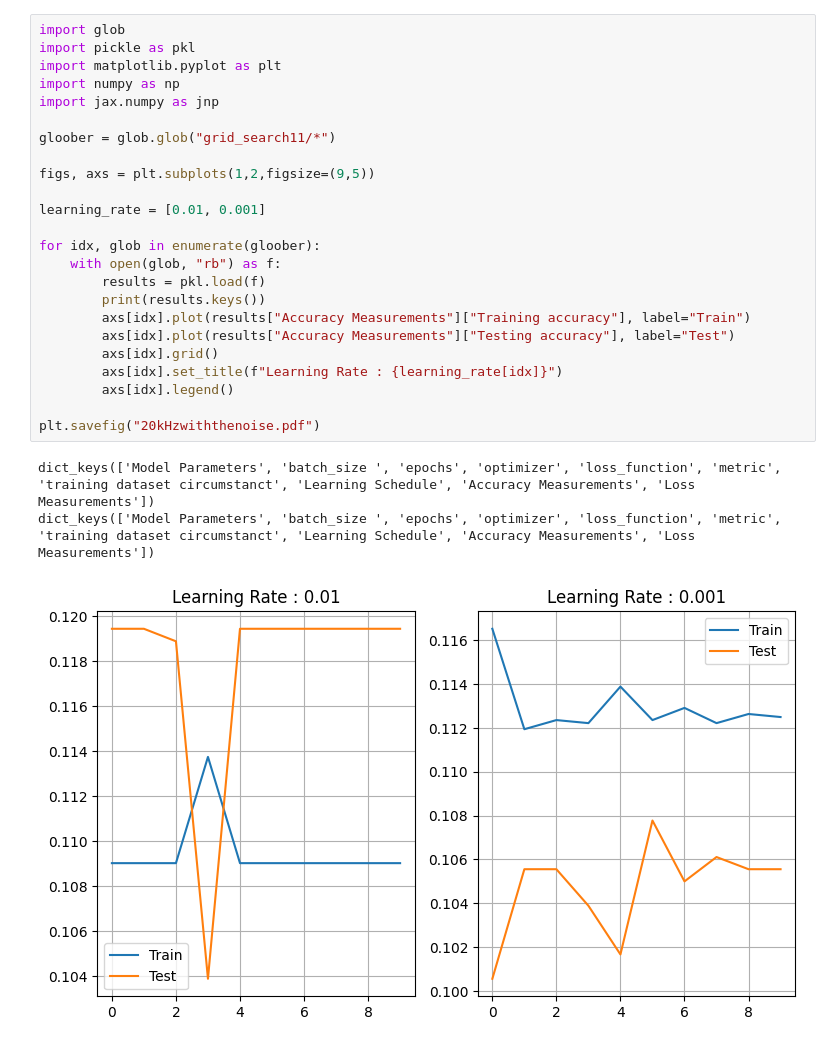
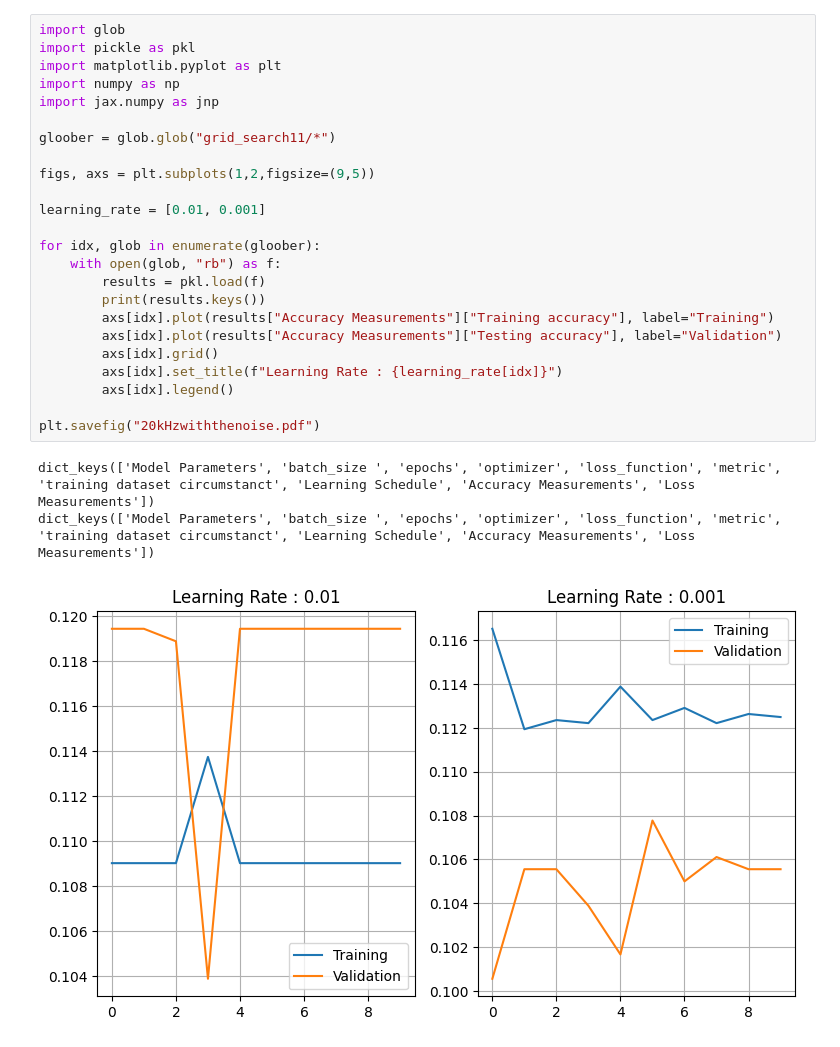
Before and after one commit to AppelEater/jax_machinelearning, a Jupyter notebook: datavisualisation_for_more_noise.ipynb, the cells around one changed output. Cells and saved outputs as stored; diff of their text form.

```diff
--- a/datavisualisation_for_more_noise.ipynb
+++ b/datavisualisation_for_more_noise.ipynb
@@ -1,28 +1,28 @@
 # %%
 import glob
 import pickle as pkl
 import matplotlib.pyplot as plt
 import numpy as np
 import jax.numpy as jnp
 
 gloober = glob.glob("grid_search11/*")
 
 figs, axs = plt.subplots(1,2,figsize=(9,5))
 
 learning_rate = [0.01, 0.001]
 
 for idx, glob in enumerate(gloober):
     with open(glob, "rb") as f:
         results = pkl.load(f)
         print(results.keys())
-        axs[idx].plot(results["Accuracy Measurements"]["Training accuracy"], label="Train")
-        axs[idx].plot(results["Accuracy Measurements"]["Testing accuracy"], label="Test")
+        axs[idx].plot(results["Accuracy Measurements"]["Training accuracy"], label="Training")
+        axs[idx].plot(results["Accuracy Measurements"]["Testing accuracy"], label="Validation")
         axs[idx].grid()
         axs[idx].set_title(f"Learning Rate : {learning_rate[idx]}")
         axs[idx].legend()
 
 plt.savefig("20kHzwiththenoise.pdf")
 # %% [output]
 dict_keys(['Model Parameters', 'batch_size ', 'epochs', 'optimizer', 'loss_function', 'metric', 'training dataset circumstanct', 'Learning Schedule', 'Accuracy Measurements', 'Loss Measurements'])
 dict_keys(['Model Parameters', 'batch_size ', 'epochs', 'optimizer', 'loss_function', 'metric', 'training dataset circumstanct', 'Learning Schedule', 'Accuracy Measurements', 'Loss Measurements'])
-[figure, old version]
+[figure, new version]
```
Also changed, not shown: 18 other files.
